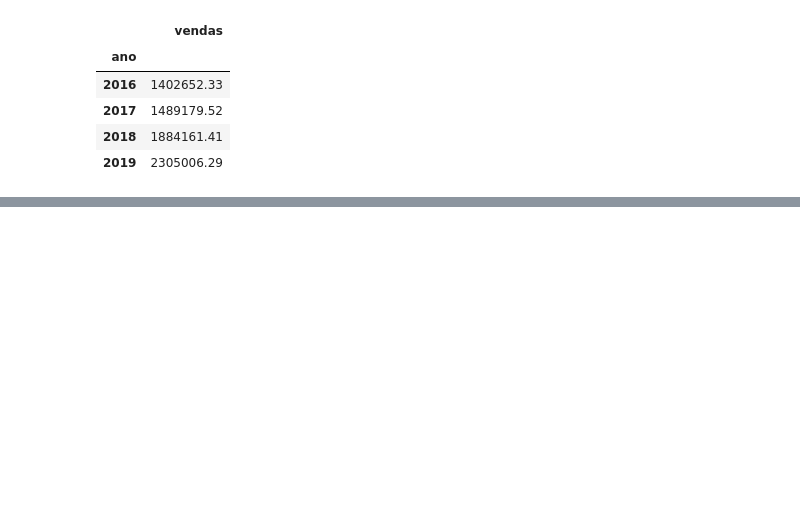
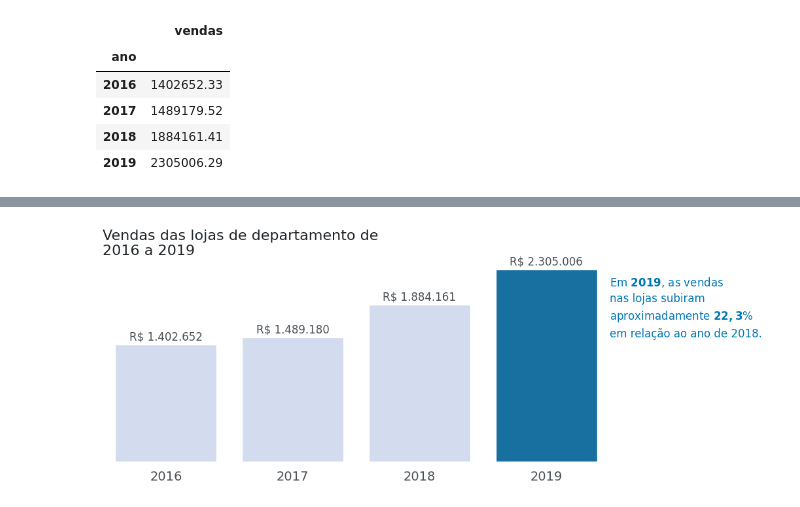
Before and after one commit to lukaswyllis/formacao-avancando-em-data-science-com-python, a Jupyter notebook: Curso 2 - Data Visualization - Gráficos de comparação e distribuição.ipynb, the cells around one changed output, grey strips where cells are left out. Drawn from its saved outputs; the diff is of its cells as text; code cells hidden in the pictures; blank space fills up the shorter version.

```diff
--- a/Curso 2 - Data Visualization - Gráficos de comparação e distribuição.ipynb
+++ b/Curso 2 - Data Visualization - Gráficos de comparação e distribuição.ipynb
@@ -78,0 +91,21 @@ The palette list has fewer values (1) than needed (4) and will cycle, which may
+# %%
+cores = []
+for ano in df_vendas_ano.index:
+  if df_vendas_ano.loc[ano, 'vendas'] == df_vendas_ano['vendas'].max():
+    cores.append(AZUL2)
+  else:
+    cores.append(AZUL5)
+# %%
+ax = grafico_vendas(cores)
+
+# Anotando uma conclusão no gráfico
+ax.text(3.5, 1.5e6,
+         'Em $\\bf{2019}$, as vendas\n'
+         'nas lojas subiram\n'
+         'aproximadamente $\\bf{22,3}$%\n'
+         'em relação ao ano de 2018.',
+         fontsize=12, linespacing=1.45, color=AZUL2)
+
+fig = ax.get_figure()
+# %% [output]
+[figure, added]
```
Also changed, not shown: parts of 9 cells of this notebook.
